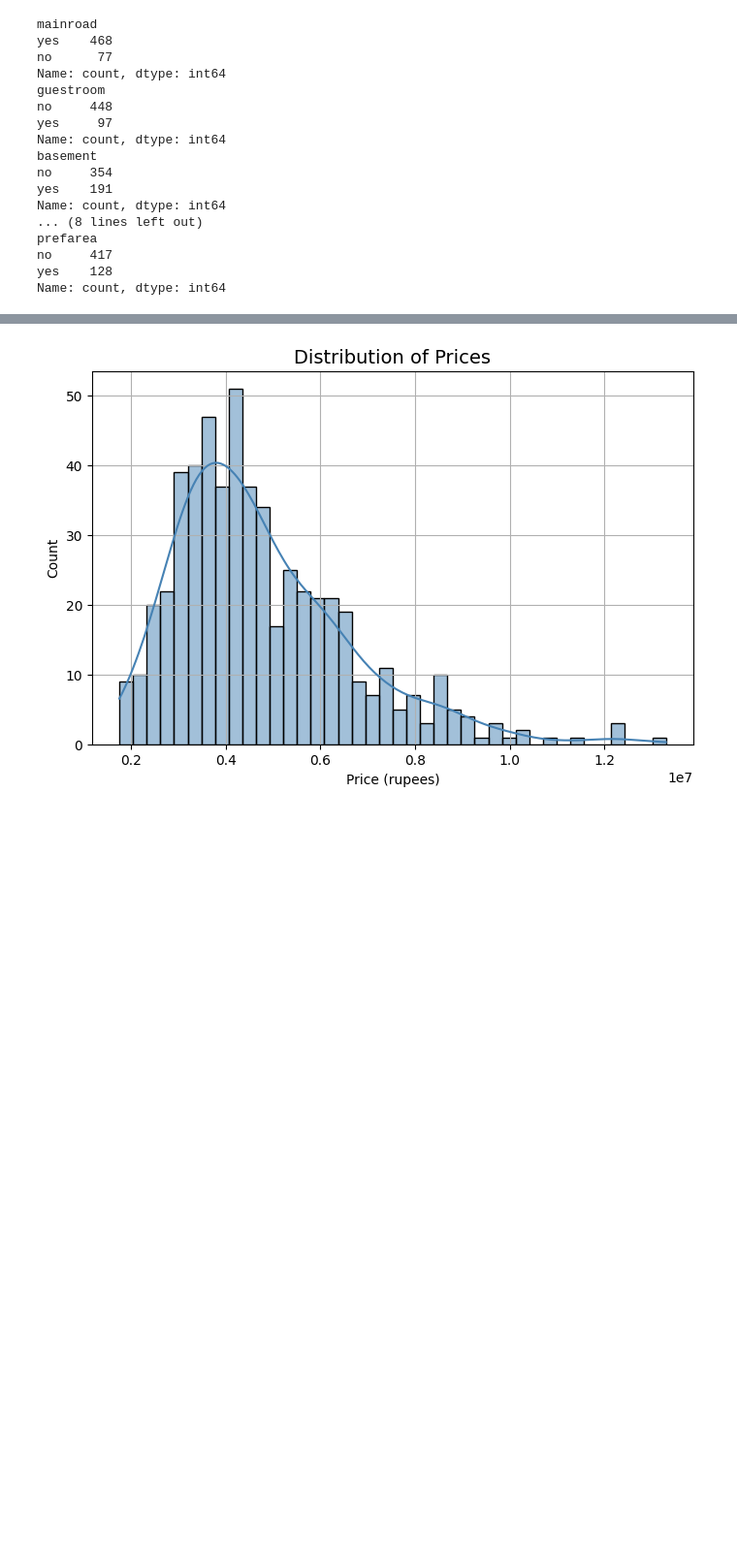
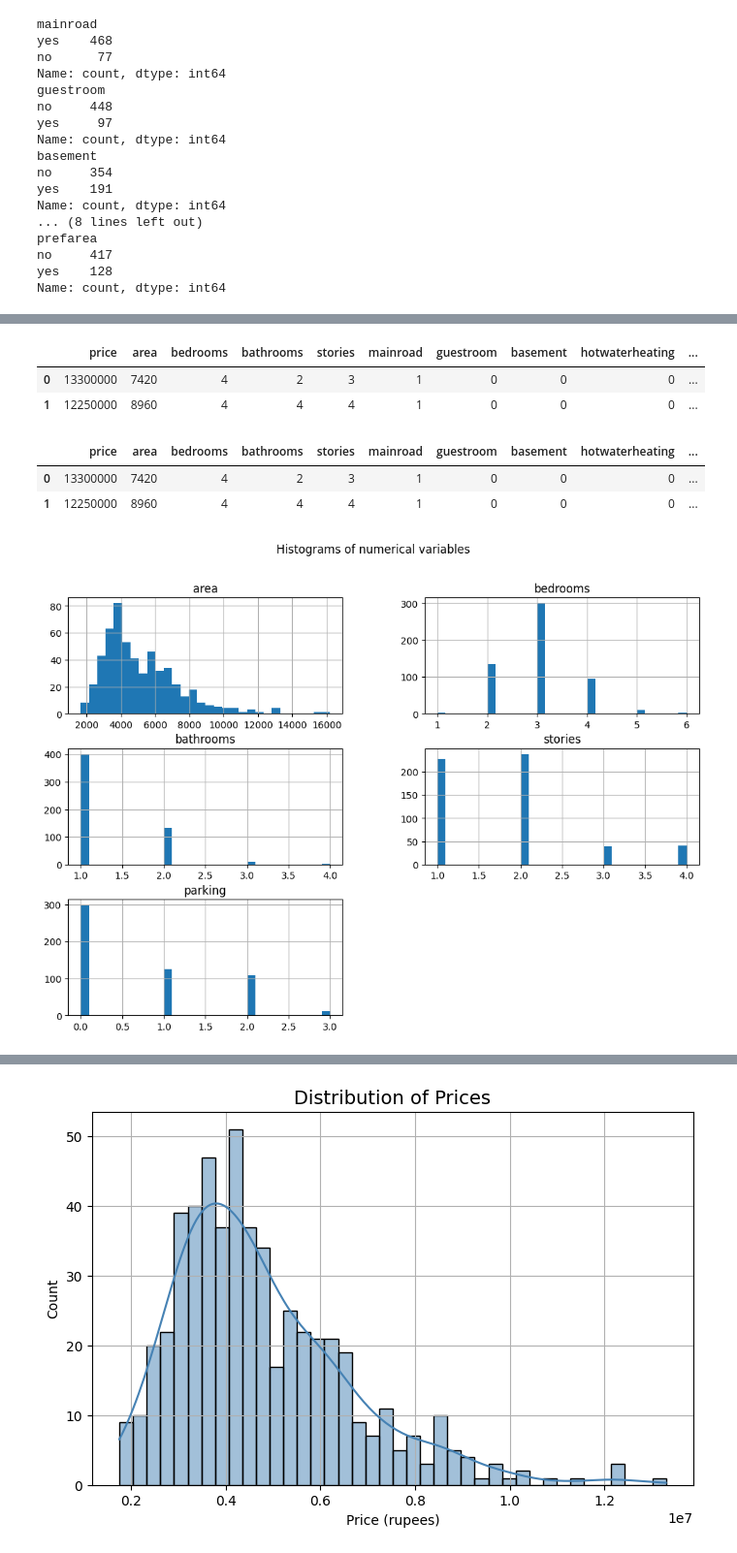
Before and after one commit to silentfortin/ai-portfolio, a Jupyter notebook: 03-ml-housing-prediction/RealEstateAI_PricePrediction.ipynb, the cells around one changed output, grey strips where cells are left out. Shown at 97% size. Cells and saved outputs as stored; diff of their text form; code cells hidden in the pictures; blank space fills up the shorter version.

```diff
--- a/03-ml-housing-prediction/RealEstateAI_PricePrediction.ipynb
+++ b/03-ml-housing-prediction/RealEstateAI_PricePrediction.ipynb
@@ -322,10 +353,0 @@ categorical_cols_lables.remove('furnishingstatus')
-# %%
-yes_no_map = {
-    'yes': 1,
-    'no': 0
-}
-
-for col_label in categorical_cols_lables:
-  df[col_label] = df[col_label].map(yes_no_map)
-
-df.head(2)
@@ -365,0 +361,57 @@ mod_df.head(2)
+# %%
+# Encode categorical columns (excluding 'furnishingstatus')
+categorical_cols_labels = categorical_cols.to_list()
+categorical_cols_labels.remove('furnishingstatus')
+
+yes_no_map = {
+    'yes': 1,
+    'no': 0
+}
+
+# Iterate through each categorical column intended for 'yes'/'no' mapping
+for col_label in categorical_cols_labels:
+    # Check if the column contains only 'yes', 'no', or NaN values
+    # Using .isin() checks if all unique values are part of the map keys or are NaN
+    # .all() ensures this is true for all elements
+    if df[col_label].dropna().isin(yes_no_map.keys()).all():
+        df[col_label] = df[col_label].map(yes_no_map)
+    else:
+        # Optional: Print a warning or log if a column has unexpected values
+        print(f"Warning: Column '{col_label}' contains values other than 'yes' or 'no'. Mapping skipped.")
+
+df.head(2)
+# %% [output]
+|  | price | area | bedrooms | bathrooms | stories | mainroad | guestroom | basement | hotwaterheating | ... |
+| 0 | 13300000 | 7420 | 4 | 2 | 3 | 1 | 0 | 0 | 0 | ... |
+| 1 | 12250000 | 8960 | 4 | 4 | 4 | 1 | 0 | 0 | 0 | ... |
+# %%
+# Ordinal encoding for furnishingstatus
+ordinal_map = {
+    'unfurnished': 0,
+    'semi-furnished': 1,
+    'furnished': 2
+}
+
+# Check if the 'furnishingstatus' column still contains string values
+# that are keys in the ordinal_map.
+# df['furnishingstatus'].dropna().astype(str) ensures we compare strings,
+# and .isin() checks if all non-NaN values are among the map's keys.
+if df['furnishingstatus'].dropna().astype(str).isin(ordinal_map.keys()).all():
+    df['furnishingstatus'] = df['furnishingstatus'].map(ordinal_map)
+else:
+    # Optional: Print a warning or log if the column has already been mapped or contains unexpected values
+    print(f"Warning: Column 'furnishingstatus' seems to have been already mapped or contains unexpected values. Mapping skipped.")
+
+df.head(2)
+# %% [output]
+|  | price | area | bedrooms | bathrooms | stories | mainroad | guestroom | basement | hotwaterheating | ... |
+| 0 | 13300000 | 7420 | 4 | 2 | 3 | 1 | 0 | 0 | 0 | ... |
+| 1 | 12250000 | 8960 | 4 | 4 | 4 | 1 | 0 | 0 | 0 | ... |
+# %%
+# Histograms of numerical variables
+numeric_vars = ['area', 'bedrooms', 'bathrooms', 'stories', 'parking']
+df[numeric_vars].hist(bins=30, figsize=(12, 8))
+plt.suptitle('Histograms of numerical variables')
+plt.show()
+# %% [output]
+[figure, added]
```
Also changed, not shown: parts of 96 cells of this notebook.
